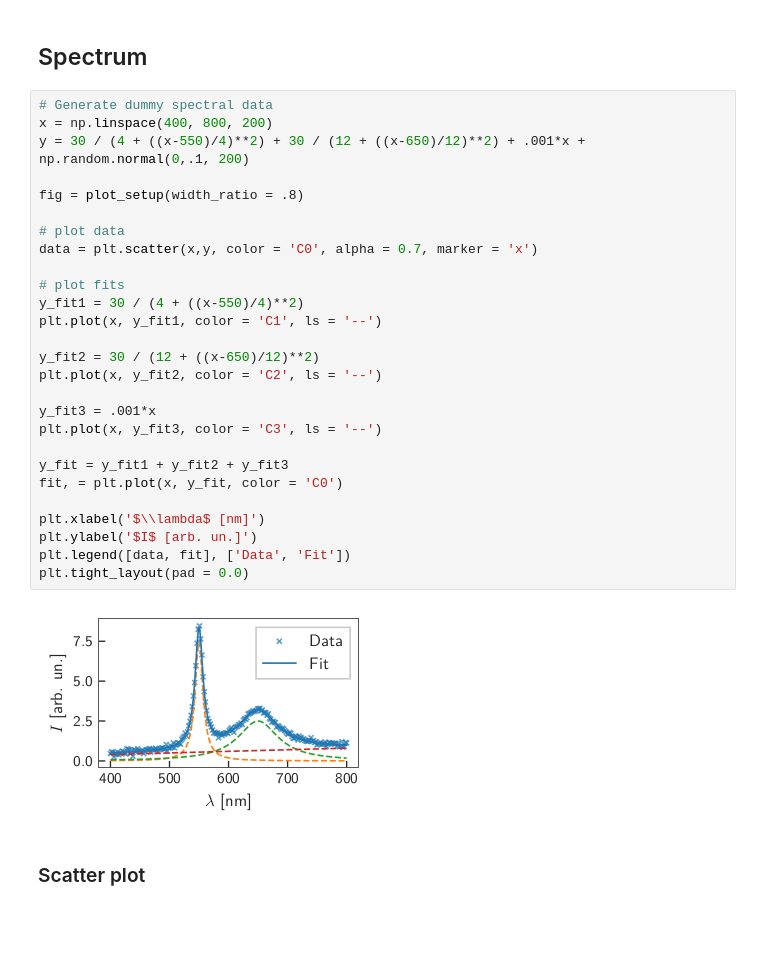
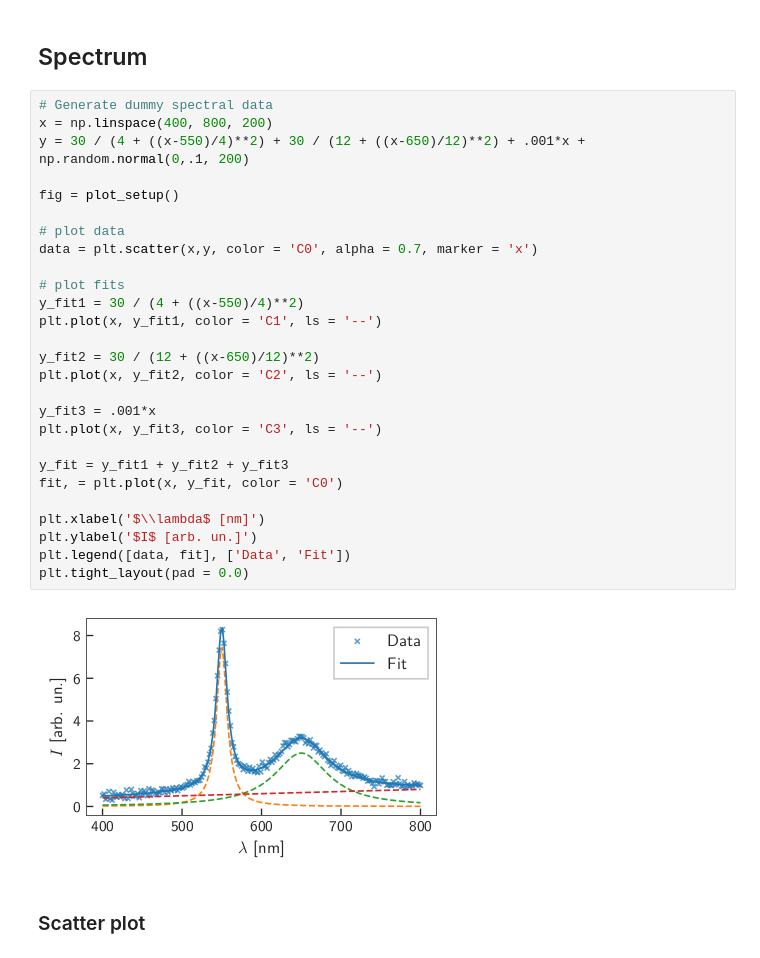
Before and after one commit to quantum-journal/quantum-journal, a Jupyter notebook: quantum-plots.ipynb, the cells around one changed output. Drawn from its saved outputs; the diff is of its cells as text; blank space fills up the shorter version.

```diff
--- a/quantum-plots.ipynb
+++ b/quantum-plots.ipynb
@@ -271,32 +272,32 @@ plt.tight_layout()
 # %%
 # Generate dummy spectral data
 x = np.linspace(400, 800, 200)
 y = 30 / (4 + ((x-550)/4)**2) + 30 / (12 + ((x-650)/12)**2) + .001*x + np.random.normal(0,.1, 200)
 
-fig = plot_setup(width_ratio = .8)
+fig = plot_setup()
 
 # plot data
 data = plt.scatter(x,y, color = 'C0', alpha = 0.7, marker = 'x')
 
 # plot fits
 y_fit1 = 30 / (4 + ((x-550)/4)**2)
 plt.plot(x, y_fit1, color = 'C1', ls = '--')
 
 y_fit2 = 30 / (12 + ((x-650)/12)**2)
 plt.plot(x, y_fit2, color = 'C2', ls = '--')
 
 y_fit3 = .001*x
 plt.plot(x, y_fit3, color = 'C3', ls = '--')
 
 y_fit = y_fit1 + y_fit2 + y_fit3
 fit, = plt.plot(x, y_fit, color = 'C0')
 
 plt.xlabel('$\\lambda$ [nm]')
 plt.ylabel('$I$ [arb. un.]')
 plt.legend([data, fit], ['Data', 'Fit'])
 plt.tight_layout(pad = 0.0)
 # %% [output]
-[figure, old version]
+[figure, new version]
 # %% [markdown]
 ### Scatter plot
 # %%
```
Also changed, not shown: parts of 1 cell of this notebook, 1 other file.
